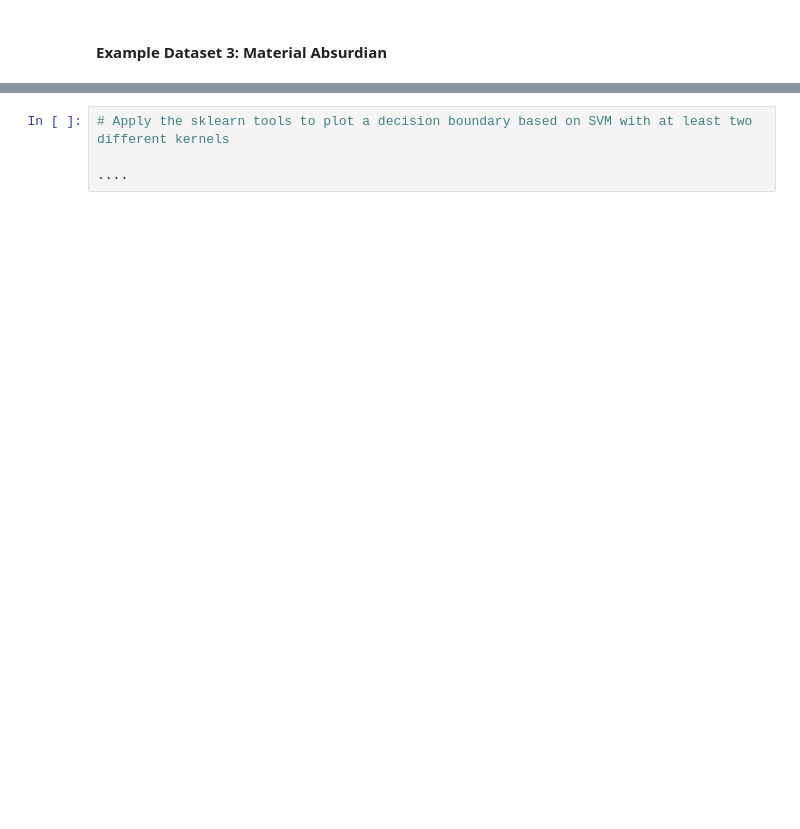
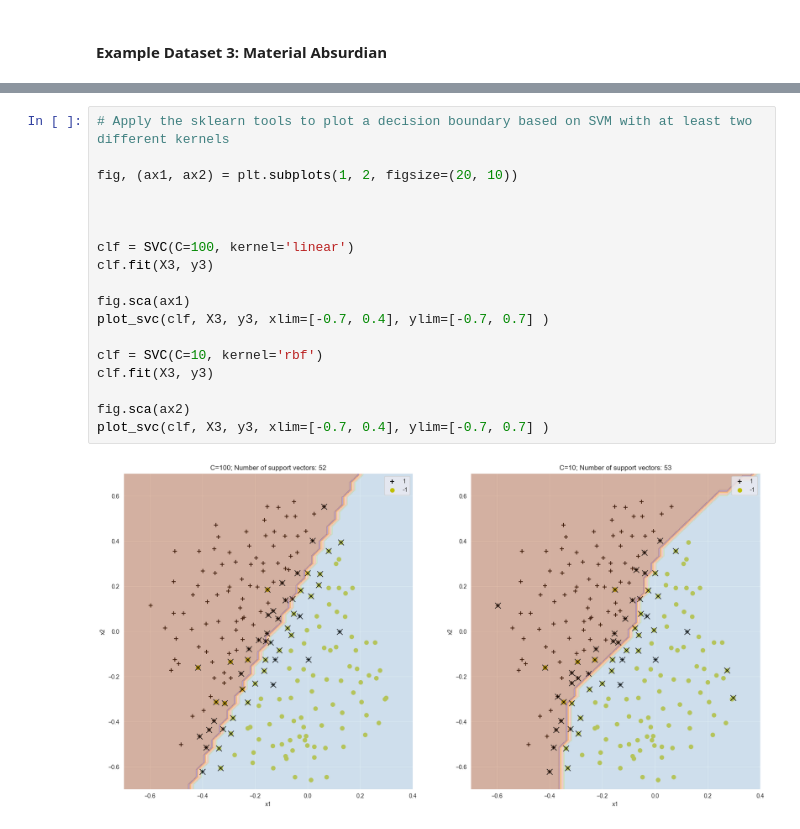
Before and after one commit to BenVigos/Machine-Learning, a Jupyter notebook: Assignment 4/Support_Vector_Machines_Assignment_2025_student.ipynb, the cells around one changed output, grey strips where cells are left out. Drawn from its saved outputs; the diff is of its cells as text; blank space fills up the shorter version.

```diff
--- a/Assignment 4/Support_Vector_Machines_Assignment_2025_student.ipynb
+++ b/Assignment 4/Support_Vector_Machines_Assignment_2025_student.ipynb
@@ -562,4 +583,20 @@ plotdata(X3, y3)
-# %%
-# Apply the sklearn tools to plot a decision boundary based on SVM with at least two different kernels
-
-....
+# %%
+# Apply the sklearn tools to plot a decision boundary based on SVM with at least two different kernels
+
+fig, (ax1, ax2) = plt.subplots(1, 2, figsize=(20, 10))
+
+
+
+clf = SVC(C=100, kernel='linear')
+clf.fit(X3, y3)
+
+fig.sca(ax1)
+plot_svc(clf, X3, y3, xlim=[-0.7, 0.4], ylim=[-0.7, 0.7] )
+
+clf = SVC(C=10, kernel='rbf')
+clf.fit(X3, y3)
+
+fig.sca(ax2)
+plot_svc(clf, X3, y3, xlim=[-0.7, 0.4], ylim=[-0.7, 0.7] )
+# %% [output]
+[figure, added]
```
Also changed, not shown: parts of 17 cells of this notebook.
